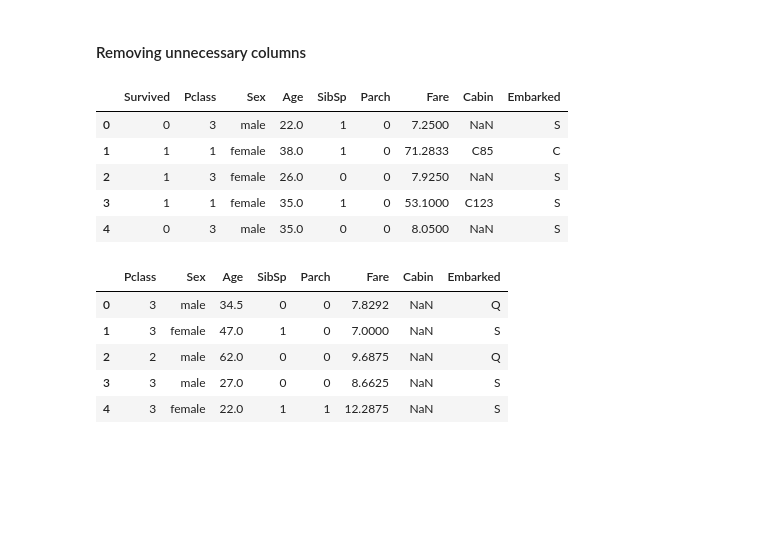
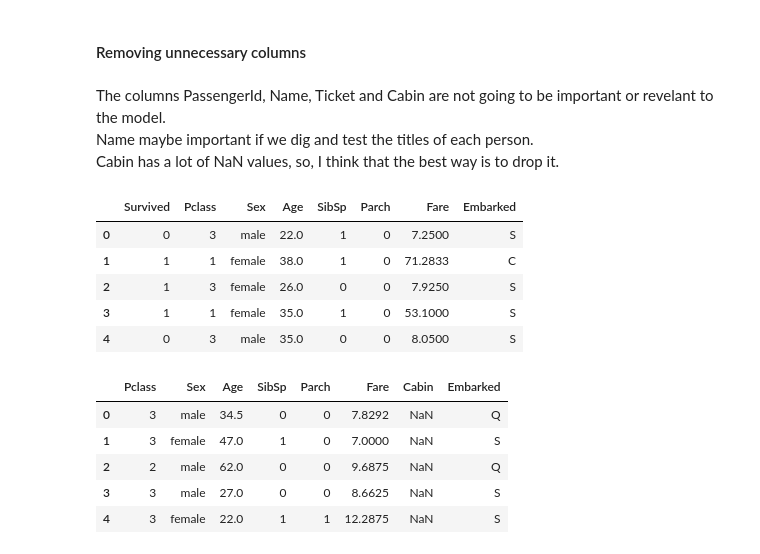
Before and after one commit to caiquetgr/kaggle-titanic-competition, a Jupyter notebook: doing-datascience.ipynb, the cells around one changed output. Cells and saved outputs as stored; diff of their text form; code cells hidden in the pictures; blank space fills up the shorter version.

```diff
--- a/doing-datascience.ipynb
+++ b/doing-datascience.ipynb
@@ -113,16 +181,20 @@ train_df[['Embarked','Survived']].groupby(['Embarked'], as_index=False).mean().s
 | 2 | S | 0.336957 |
 # %% [markdown]
 #### Removing unnecessary columns
+# %% [markdown]
+The columns PassengerId, Name, Ticket and Cabin are not going to be important or revelant to the model.<br/>
+Name maybe important if we dig and test the titles of each person.<br/>
+Cabin has a lot of NaN values, so, I think that the best way is to drop it.
 # %%
-train_df.drop(['PassengerId','Name','Ticket'], 1, inplace=True)
+train_df.drop(['PassengerId','Name','Ticket', 'Cabin'], 1, inplace=True)
 train_df.head()
 # %% [output]
-|  | Survived | Pclass | Sex | Age | SibSp | Parch | Fare | Cabin | Embarked |
-| 0 | 0 | 3 | male | 22.0 | 1 | 0 | 7.2500 | NaN | S |
-| 1 | 1 | 1 | female | 38.0 | 1 | 0 | 71.2833 | C85 | C |
-| 2 | 1 | 3 | female | 26.0 | 0 | 0 | 7.9250 | NaN | S |
-| 3 | 1 | 1 | female | 35.0 | 1 | 0 | 53.1000 | C123 | S |
-| 4 | 0 | 3 | male | 35.0 | 0 | 0 | 8.0500 | NaN | S |
+|  | Survived | Pclass | Sex | Age | SibSp | Parch | Fare | Embarked |
+| 0 | 0 | 3 | male | 22.0 | 1 | 0 | 7.2500 | S |
+| 1 | 1 | 1 | female | 38.0 | 1 | 0 | 71.2833 | C |
+| 2 | 1 | 3 | female | 26.0 | 0 | 0 | 7.9250 | S |
+| 3 | 1 | 1 | female | 35.0 | 1 | 0 | 53.1000 | S |
+| 4 | 0 | 3 | male | 35.0 | 0 | 0 | 8.0500 | S |
 # %%
 test_df.drop(['PassengerId', 'Name', 'Ticket'], 1, inplace=True)
 test_df.head()
```
Also changed, not shown: parts of 51 cells of this notebook.
